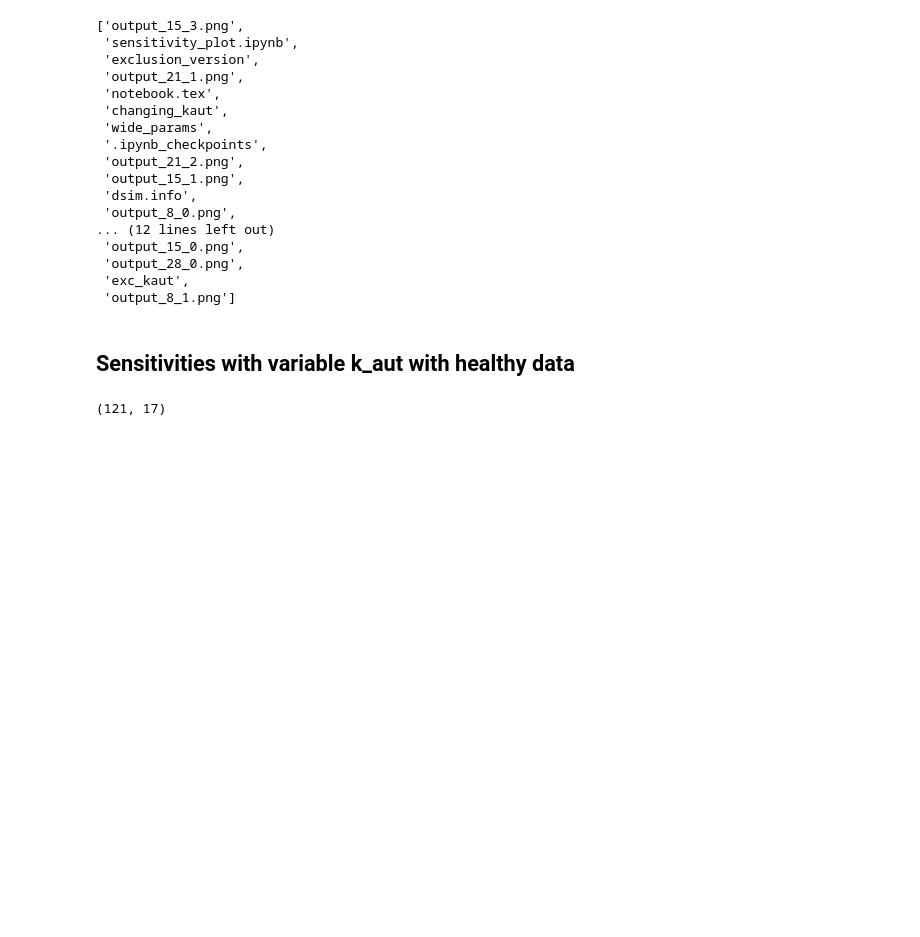
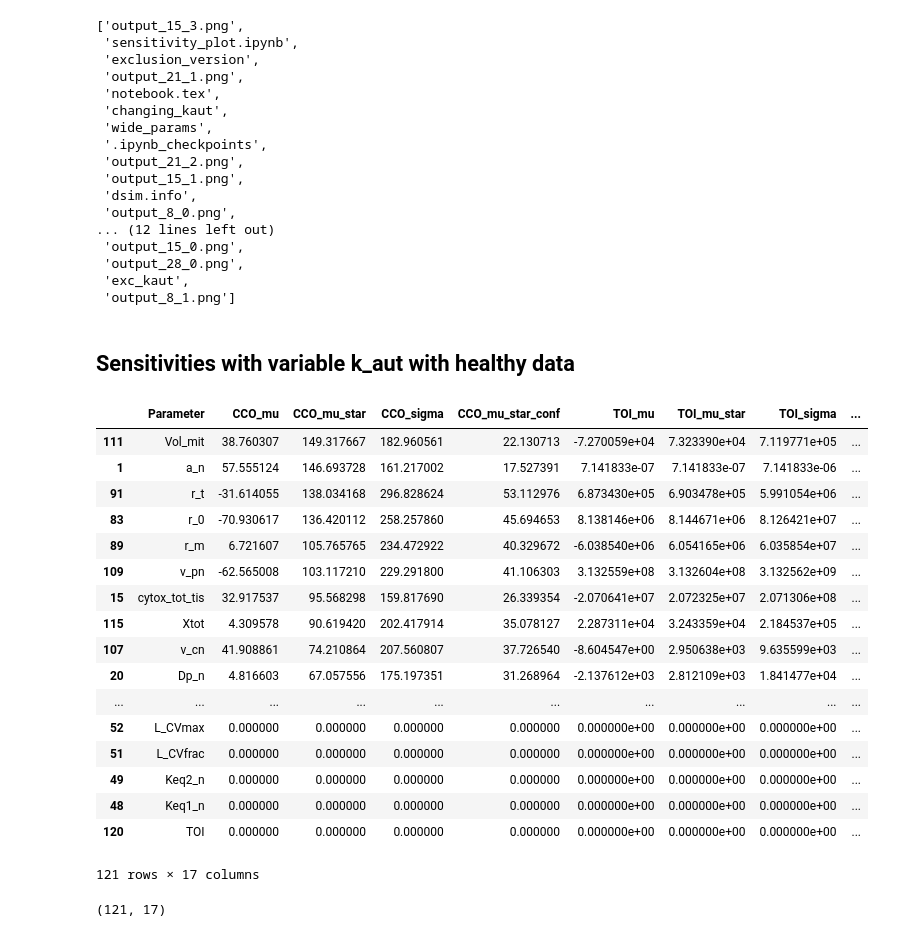
Before and after one commit to multimodalspectroscopy/BayesCMD, a Jupyter notebook: PLOS_paper/sensitivity_analysis/sensitivity_plot.ipynb, the cells around one changed output. Cells and saved outputs as stored; diff of their text form; code cells hidden in the pictures; blank space fills up the shorter version.

```diff
--- a/PLOS_paper/sensitivity_analysis/sensitivity_plot.ipynb
+++ b/PLOS_paper/sensitivity_analysis/sensitivity_plot.ipynb
@@ -35,6 +35,27 @@ os.listdir('.')
 ## Sensitivities with variable k_aut with healthy data
 # %%
 df = pd.read_csv('wide_params/healthy/euclidean/sensitivities.txt', sep='\t')
+# %%
+df.sort_values(by="CCO_mu_star", ascending=False)
+# %% [output]
+|  | Parameter | CCO_mu | CCO_mu_star | CCO_sigma | CCO_mu_star_conf | TOI_mu | TOI_mu_star | TOI_sigma | ... |
+| 111 | Vol_mit | 38.760307 | 149.317667 | 182.960561 | 22.130713 | -7.270059e+04 | 7.323390e+04 | 7.119771e+05 | ... |
+| 1 | a_n | 57.555124 | 146.693728 | 161.217002 | 17.527391 | 7.141833e-07 | 7.141833e-07 | 7.141833e-06 | ... |
+| 91 | r_t | -31.614055 | 138.034168 | 296.828624 | 53.112976 | 6.873430e+05 | 6.903478e+05 | 5.991054e+06 | ... |
+| 83 | r_0 | -70.930617 | 136.420112 | 258.257860 | 45.694653 | 8.138146e+06 | 8.144671e+06 | 8.126421e+07 | ... |
+| 89 | r_m | 6.721607 | 105.765765 | 234.472922 | 40.329672 | -6.038540e+06 | 6.054165e+06 | 6.035854e+07 | ... |
+| 109 | v_pn | -62.565008 | 103.117210 | 229.291800 | 41.106303 | 3.132559e+08 | 3.132604e+08 | 3.132562e+09 | ... |
+| 15 | cytox_tot_tis | 32.917537 | 95.568298 | 159.817690 | 26.339354 | -2.070641e+07 | 2.072325e+07 | 2.071306e+08 | ... |
+| 115 | Xtot | 4.309578 | 90.619420 | 202.417914 | 35.078127 | 2.287311e+04 | 3.243359e+04 | 2.184537e+05 | ... |
+| 107 | v_cn | 41.908861 | 74.210864 | 207.560807 | 37.726540 | -8.604547e+00 | 2.950638e+03 | 9.635599e+03 | ... |
+| 20 | Dp_n | 4.816603 | 67.057556 | 175.197351 | 31.268964 | -2.137612e+03 | 2.812109e+03 | 1.841477e+04 | ... |
+| ... | ... | ... | ... | ... | ... | ... | ... | ... | ... |
+| 52 | L_CVmax | 0.000000 | 0.000000 | 0.000000 | 0.000000 | 0.000000e+00 | 0.000000e+00 | 0.000000e+00 | ... |
+| 51 | L_CVfrac | 0.000000 | 0.000000 | 0.000000 | 0.000000 | 0.000000e+00 | 0.000000e+00 | 0.000000e+00 | ... |
+| 49 | Keq2_n | 0.000000 | 0.000000 | 0.000000 | 0.000000 | 0.000000e+00 | 0.000000e+00 | 0.000000e+00 | ... |
+| 48 | Keq1_n | 0.000000 | 0.000000 | 0.000000 | 0.000000 | 0.000000e+00 | 0.000000e+00 | 0.000000e+00 | ... |
+| 120 | TOI | 0.000000 | 0.000000 | 0.000000 | 0.000000 | 0.000000e+00 | 0.000000e+00 | 0.000000e+00 | ... |
+121 rows × 17 columns
 # %%
 df.shape
 # %% [output]
```
Also changed, not shown: parts of 5 cells of this notebook, 4 other files.
